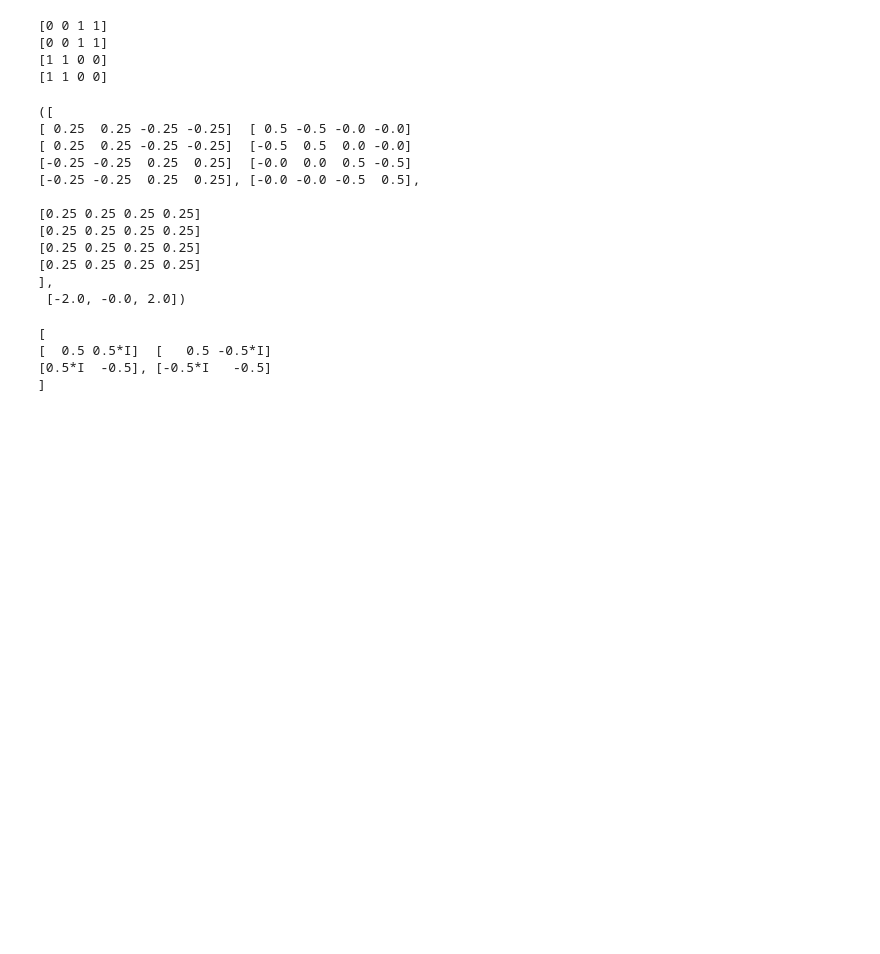
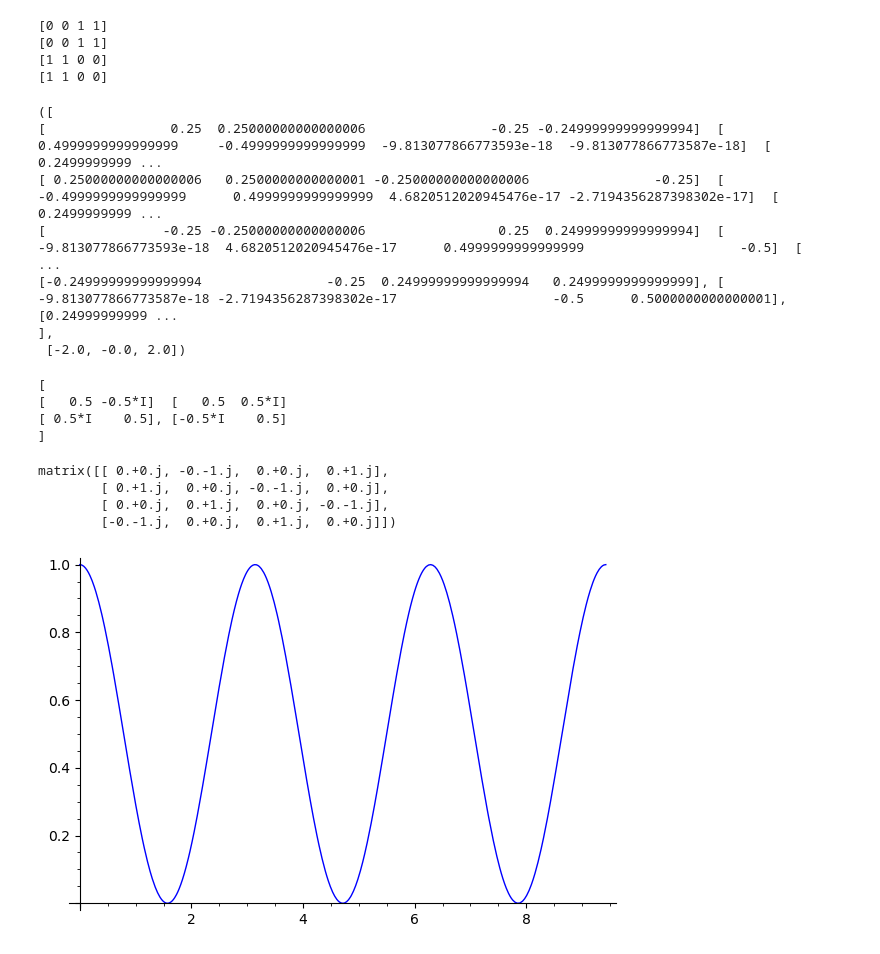
Before and after one commit to EmilyMWright/FUSRP-2021-Quantum-Walks, a Jupyter notebook: Idempotents_of_Adjancency_Matrix.ipynb, the cells around one changed output. Saved outputs shown, nothing was run; the diff lists cells and outputs as text; code cells hidden in the pictures; blank space fills up the shorter version.

Commit message:
Removes rounding, adds plotting

```diff
--- a/Idempotents_of_Adjancency_Matrix.ipynb
+++ b/Idempotents_of_Adjancency_Matrix.ipynb
@@ -125,26 +114,69 @@ AC4 = matrix([[0, 0, 1, 1],[0, 0, 1, 1],[1, 1, 0, 0],[1, 1, 0, 0]]); AC4
 [1 1 0 0]
 [1 1 0 0]
 # %%
-idempotents(AC4,5)
+idempotents(AC4)
 # %% [output]
 ([
-[ 0.25  0.25 -0.25 -0.25]  [ 0.5 -0.5 -0.0 -0.0]
-[ 0.25  0.25 -0.25 -0.25]  [-0.5  0.5  0.0 -0.0]
-[-0.25 -0.25  0.25  0.25]  [-0.0  0.0  0.5 -0.5]
-[-0.25 -0.25  0.25  0.25], [-0.0 -0.0 -0.5  0.5],
-
-[0.25 0.25 0.25 0.25]
-[0.25 0.25 0.25 0.25]
-[0.25 0.25 0.25 0.25]
-[0.25 0.25 0.25 0.25]
+[                0.25  0.25000000000000006                -0.25 -0.24999999999999994]  [     0.4999999999999999     -0.4999999999999999  -9.813077866773593e-18  -9.813077866773587e-18]  [ 0.2499999999 ...
+[ 0.25000000000000006   0.2500000000000001 -0.25000000000000006                -0.25]  [    -0.4999999999999999      0.4999999999999999  4.6820512020945476e-17 -2.7194356287398302e-17]  [ 0.2499999999 ...
+[               -0.25 -0.25000000000000006                 0.25  0.24999999999999994]  [ -9.813077866773593e-18  4.6820512020945476e-17      0.4999999999999999                    -0.5]  [              ...
+[-0.24999999999999994                -0.25  0.24999999999999994   0.2499999999999999], [ -9.813077866773587e-18 -2.7194356287398302e-17                    -0.5      0.5000000000000001], [0.24999999999 ...
 ],
  [-2.0, -0.0, 2.0])
 # %%
 H = np.matrix([[0,1j],[-1j,0]])
 # %%
-res1, res2 = idempotents(H,5); res1
+res1, res2 = idempotents(H); [res.round(5) for res in res1]
 # %% [output]
 [
-[  0.5 0.5*I]  [   0.5 -0.5*I]
-[0.5*I  -0.5], [-0.5*I   -0.5]
+[   0.5 -0.5*I]  [   0.5  0.5*I]
+[ 0.5*I    0.5], [-0.5*I    0.5]
 ]
+# %%
+################################################################################
+# Function: transfer_at_time_r                                                 #
+#                                                                              #
+# Purpose: find real part of transfer matrix at specific time and index        #
+#                                                                              #
+# Arguments:                                                                   #
+#   A        Hermitian sage or numpy matrix     adjacency matrix/Hamiltonian   #
+#   i        integer                            row number                     #
+#   j        integer                            column number                  #
+#                                                                              #
+# Returns: real part of U(t) at index [i][j]                                   #
+#                                                                              #
+################################################################################
+
+def transfer_at_time_r(A,t,i,j):
+    U = transfer(A,t)
+    return U[i][j].real()
+
+################################################################################
+# Function: transfer_at_time_i                                                 #
+#                                                                              #
+# Purpose: find imaginary part of transfer matrix at specific time and index   #
+#                                                                              #
+# Arguments:                                                                   #
+#   A        Hermitian sage or numpy matrix     adjacency matrix/Hamiltonian   #
+#   i        integer                            row number                     #
+#   j        integer                            column number                  #
+#                                                                              #
+# Returns: imaginary part of U(t) at index [i][j]                              #
+#                                                                              #
+################################################################################
+
+def transfer_at_time_i(A,t,i,j):
+    U = transfer(A,t)
+    return U[i][j].imag()
+# %%
+DC4 = np.matrix([[0,-1j,0,1j],[1j, 0, -1j, 0],[0,1j,0,-1j],[-1j,0,1j,0]]); DC4
+# %% [output]
+matrix([[ 0.+0.j, -0.-1.j,  0.+0.j,  0.+1.j],
+        [ 0.+1.j,  0.+0.j, -0.-1.j,  0.+0.j],
+        [ 0.+0.j,  0.+1.j,  0.+0.j, -0.-1.j],
+        [-0.-1.j,  0.+0.j,  0.+1.j,  0.+0.j]])
+# %%
+# Plots real part of U(t) for matrix DC4 from time 0 to 3pi at entry [0][0]
+plot(transfer_at_time_r(DC4,x,0,0),0,3*np.pi)
+# %% [output]
+[figure, added]
```
Also changed, not shown: parts of 7 cells of this notebook.
